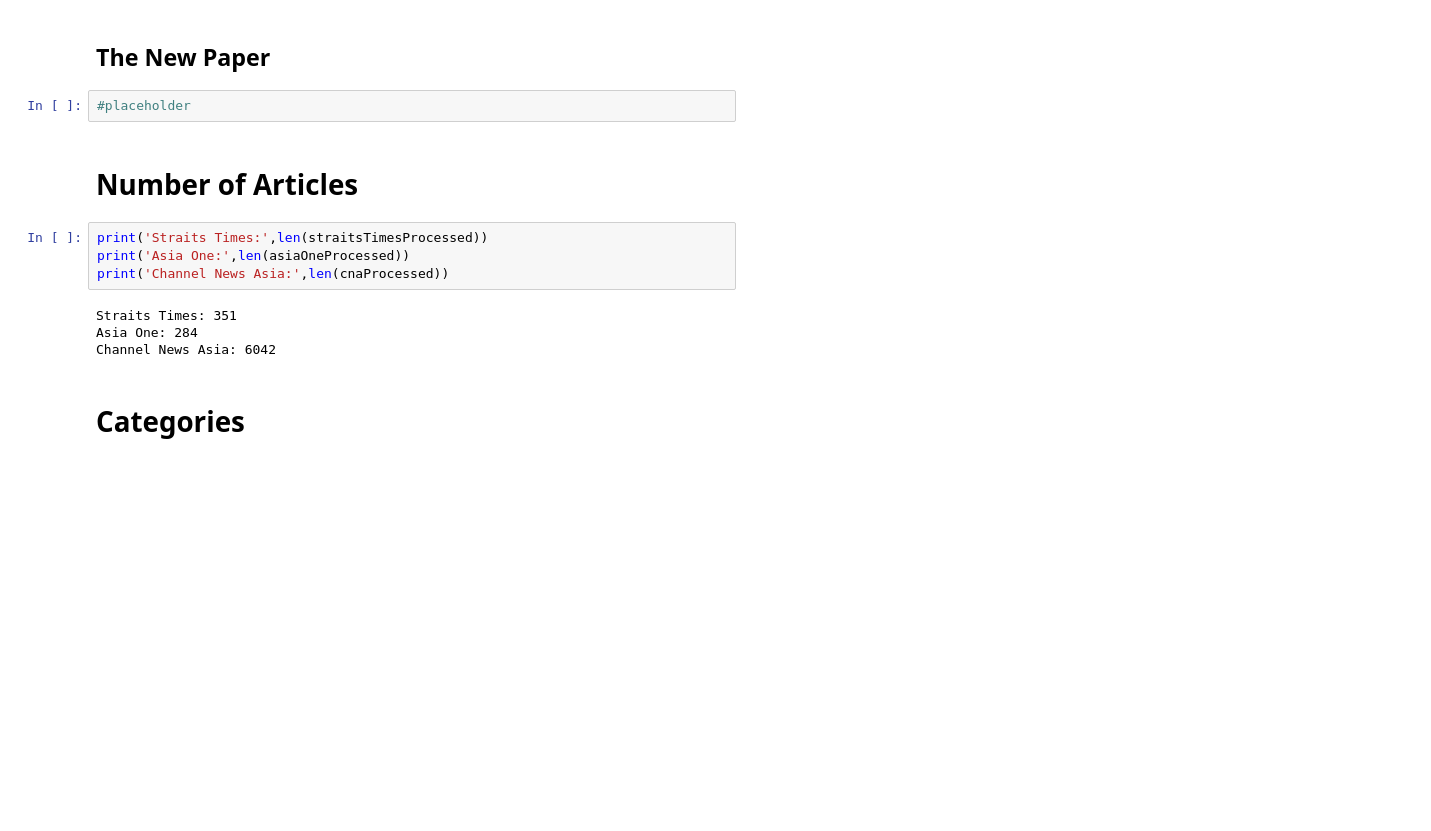
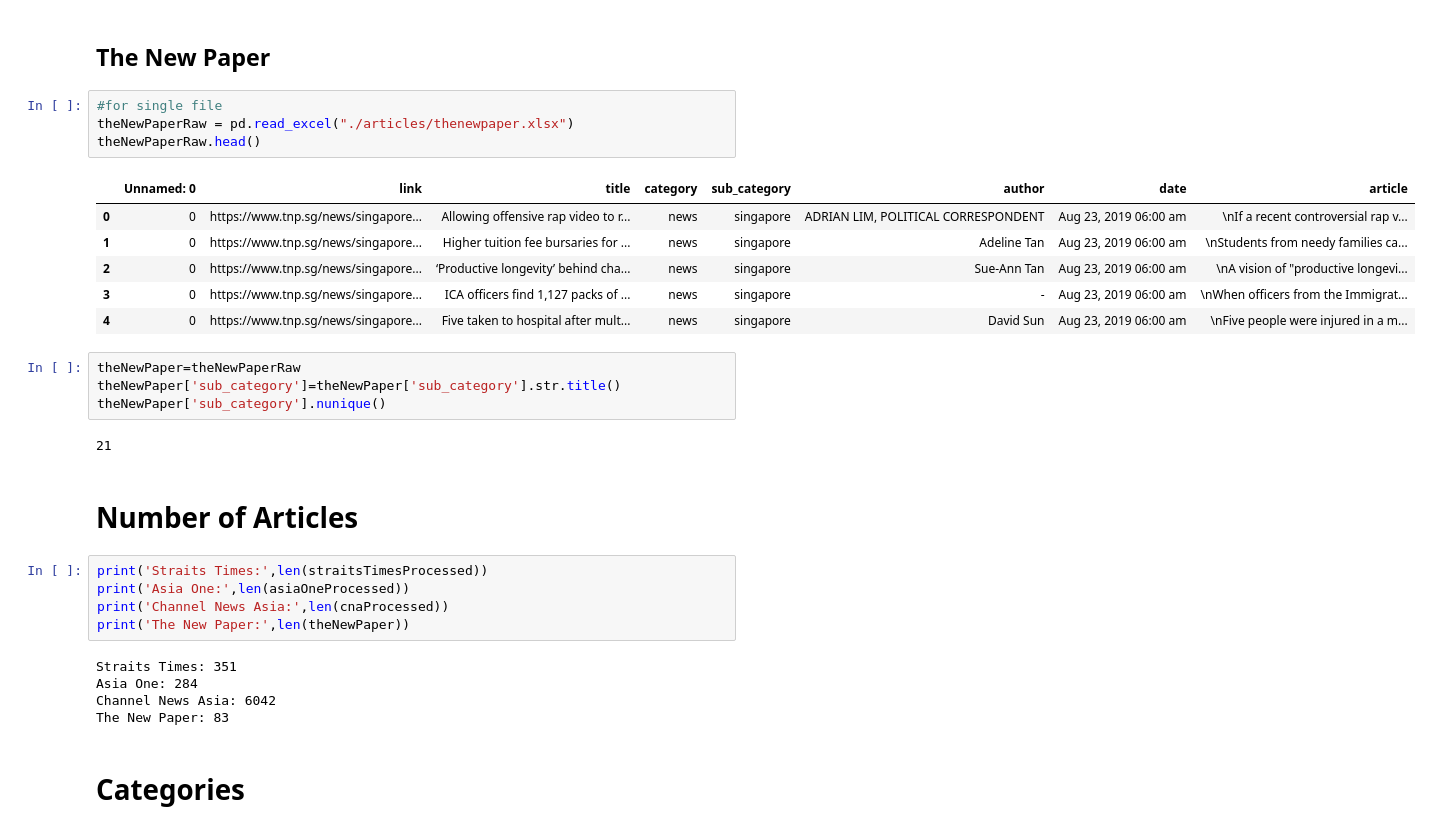
Before and after one commit to musicrokr/TSL-PRML, a Jupyter notebook: CA1/01 Article Consolidation & Category Tagging.ipynb, the cells around one changed output. Saved outputs shown, nothing was run; the diff lists cells and outputs as text; blank space fills up the shorter version.

```diff
--- a/CA1/01 Article Consolidation & Category Tagging.ipynb
+++ b/CA1/01 Article Consolidation & Category Tagging.ipynb
@@ -222,18 +222,35 @@ len(cnaProcessed)
 6042
 # %% [markdown]
 ## The New Paper
-# %%
-#placeholder
+# %%
+#for single file
+theNewPaperRaw = pd.read_excel("./articles/thenewpaper.xlsx")
+theNewPaperRaw.head()
+# %% [output]
+|  | Unnamed: 0 | link | title | category | sub_category | author | date | article |
+| 0 | 0 | https://www.tnp.sg/news/singapore... | Allowing offensive rap video to r... | news | singapore | ADRIAN LIM, POLITICAL CORRESPONDENT | Aug 23, 2019 06:00 am | \nIf a recent controversial rap v... |
+| 1 | 0 | https://www.tnp.sg/news/singapore... | Higher tuition fee bursaries for ... | news | singapore | Adeline Tan | Aug 23, 2019 06:00 am | \nStudents from needy families ca... |
+| 2 | 0 | https://www.tnp.sg/news/singapore... | ‘Productive longevity’ behind cha... | news | singapore | Sue-Ann Tan | Aug 23, 2019 06:00 am | \nA vision of "productive longevi... |
+| 3 | 0 | https://www.tnp.sg/news/singapore... | ICA officers find 1,127 packs of ... | news | singapore | - | Aug 23, 2019 06:00 am | \nWhen officers from the Immigrat... |
+| 4 | 0 | https://www.tnp.sg/news/singapore... | Five taken to hospital after mult... | news | singapore | David Sun | Aug 23, 2019 06:00 am | \nFive people were injured in a m... |
+# %%
+theNewPaper=theNewPaperRaw
+theNewPaper['sub_category']=theNewPaper['sub_category'].str.title()
+theNewPaper['sub_category'].nunique()
+# %% [output]
+21
 # %% [markdown]
 # Number of Articles
 # %%
 print('Straits Times:',len(straitsTimesProcessed))
 print('Asia One:',len(asiaOneProcessed))
 print('Channel News Asia:',len(cnaProcessed))
+print('The New Paper:',len(theNewPaper))
 # %% [output]
 Straits Times: 351
 Asia One: 284
 Channel News Asia: 6042
+The New Paper: 83
 # %% [markdown]
 # Categories
 # %% [markdown]
```
Also changed, not shown: parts of 2 cells of this notebook, 7 other files.
